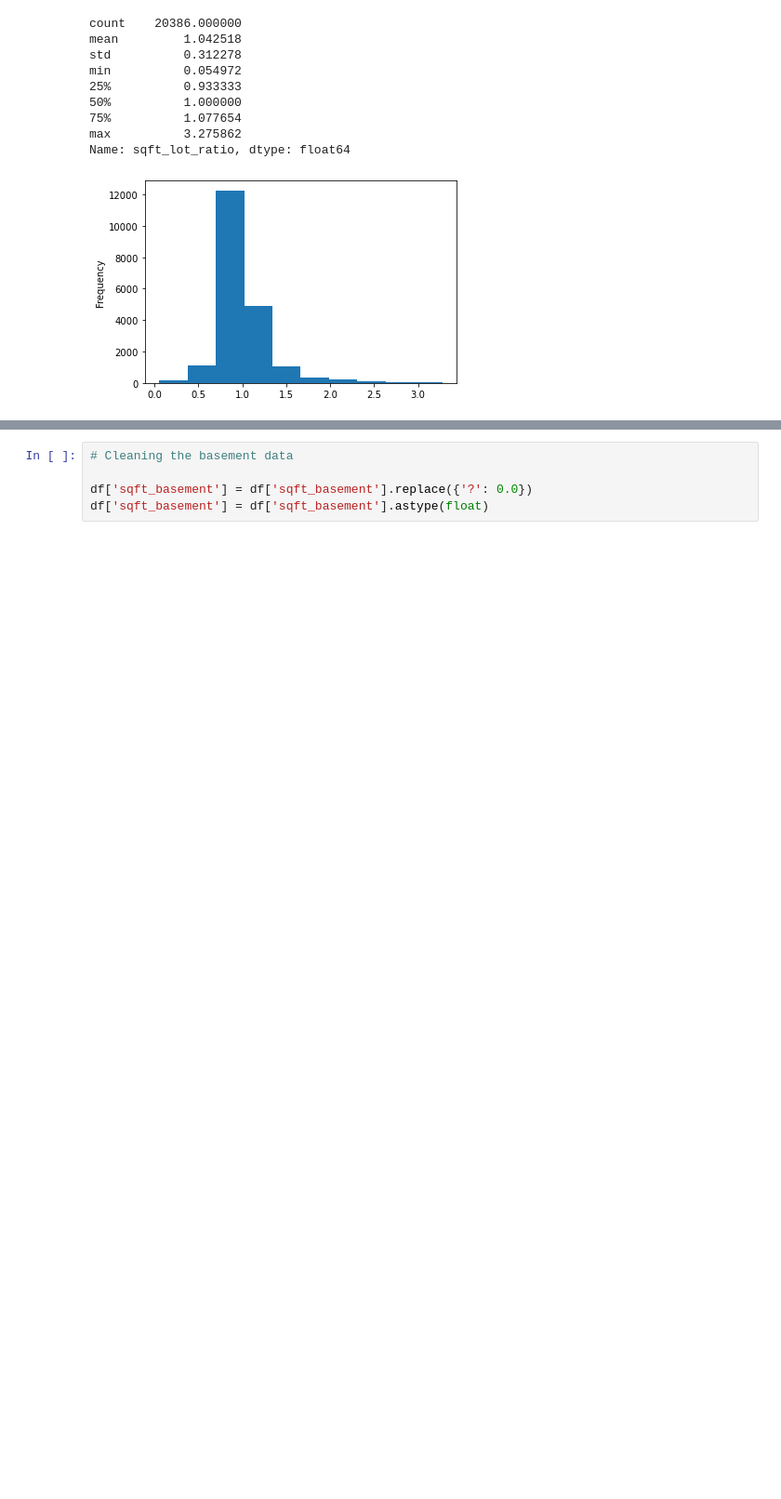
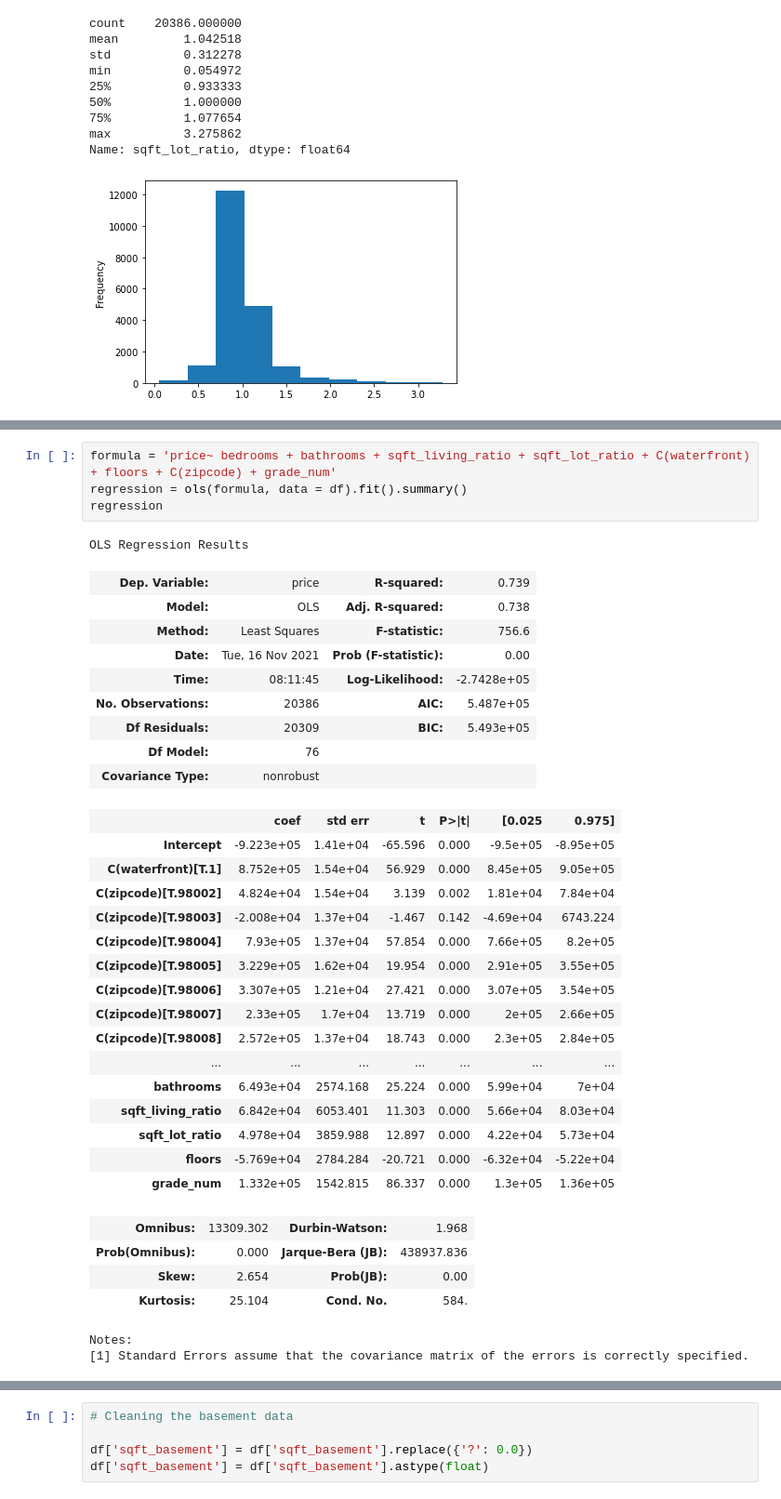
Before and after one commit to JulianWard147/phase_2_group_4, a Jupyter notebook: Main_notebook.ipynb, the cells around one changed output, grey strips where cells are left out. Shown: that part at 93% size. Drawn from its saved outputs; the diff is of its cells as text; blank space fills up the shorter version.

```diff
--- a/Main_notebook.ipynb
+++ b/Main_notebook.ipynb
@@ -99,3 +136,40 @@ df = df[df['bedrooms'] < 33]
+# %%
+formula = 'price~ bedrooms + bathrooms + sqft_living_ratio + sqft_lot_ratio + C(waterfront) + floors + C(zipcode) + grade_num'
+regression = ols(formula, data = df).fit().summary()
+regression
+# %% [output]
+OLS Regression Results
+| Dep. Variable: | price | R-squared: | 0.739 |
+| Model: | OLS | Adj. R-squared: | 0.738 |
+| Method: | Least Squares | F-statistic: | 756.6 |
+| Date: | Tue, 16 Nov 2021 | Prob (F-statistic): | 0.00 |
+| Time: | 08:11:45 | Log-Likelihood: | -2.7428e+05 |
+| No. Observations: | 20386 | AIC: | 5.487e+05 |
+| Df Residuals: | 20309 | BIC: | 5.493e+05 |
+| Df Model: | 76 |  |  |
+| Covariance Type: | nonrobust |  |  |
+|  | coef | std err | t | P>|t| | [0.025 | 0.975] |
+| Intercept | -9.223e+05 | 1.41e+04 | -65.596 | 0.000 | -9.5e+05 | -8.95e+05 |
+| C(waterfront)[T.1] | 8.752e+05 | 1.54e+04 | 56.929 | 0.000 | 8.45e+05 | 9.05e+05 |
+| C(zipcode)[T.98002] | 4.824e+04 | 1.54e+04 | 3.139 | 0.002 | 1.81e+04 | 7.84e+04 |
+| C(zipcode)[T.98003] | -2.008e+04 | 1.37e+04 | -1.467 | 0.142 | -4.69e+04 | 6743.224 |
+| C(zipcode)[T.98004] | 7.93e+05 | 1.37e+04 | 57.854 | 0.000 | 7.66e+05 | 8.2e+05 |
+| C(zipcode)[T.98005] | 3.229e+05 | 1.62e+04 | 19.954 | 0.000 | 2.91e+05 | 3.55e+05 |
+| C(zipcode)[T.98006] | 3.307e+05 | 1.21e+04 | 27.421 | 0.000 | 3.07e+05 | 3.54e+05 |
+| C(zipcode)[T.98007] | 2.33e+05 | 1.7e+04 | 13.719 | 0.000 | 2e+05 | 2.66e+05 |
+| C(zipcode)[T.98008] | 2.572e+05 | 1.37e+04 | 18.743 | 0.000 | 2.3e+05 | 2.84e+05 |
+| ... | ... | ... | ... | ... | ... | ... |
+| bathrooms | 6.493e+04 | 2574.168 | 25.224 | 0.000 | 5.99e+04 | 7e+04 |
+| sqft_living_ratio | 6.842e+04 | 6053.401 | 11.303 | 0.000 | 5.66e+04 | 8.03e+04 |
+| sqft_lot_ratio | 4.978e+04 | 3859.988 | 12.897 | 0.000 | 4.22e+04 | 5.73e+04 |
+| floors | -5.769e+04 | 2784.284 | -20.721 | 0.000 | -6.32e+04 | -5.22e+04 |
+| grade_num | 1.332e+05 | 1542.815 | 86.337 | 0.000 | 1.3e+05 | 1.36e+05 |
+| Omnibus: | 13309.302 | Durbin-Watson: | 1.968 |
+| Prob(Omnibus): | 0.000 | Jarque-Bera (JB): | 438937.836 |
+| Skew: | 2.654 | Prob(JB): | 0.00 |
+| Kurtosis: | 25.104 | Cond. No. | 584. |
+Notes:
+[1] Standard Errors assume that the covariance matrix of the errors is correctly specified.
 # %%
 df['floors'].value_counts()
 #Seems reasonable. Maybe make it categorical?
```
Also changed, not shown: parts of 18 cells of this notebook.
